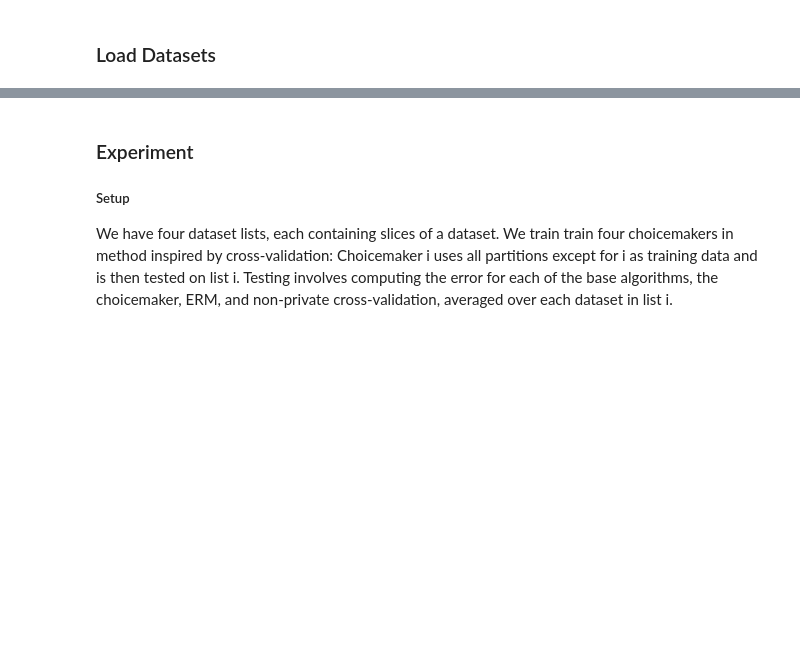
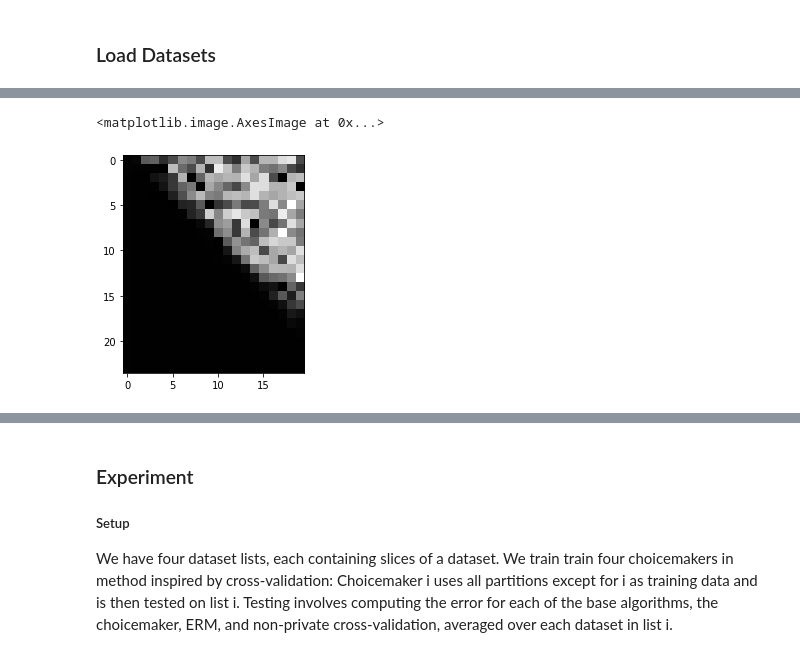
Before and after one commit to jimola/S18_Research, a Jupyter notebook: Python/LogRegChoice.ipynb, the cells around one changed output, grey strips where cells are left out. Drawn from its saved outputs; the diff is of its cells as text; code cells hidden in the pictures; blank space fills up the shorter version.

```diff
--- a/Python/LogRegChoice.ipynb
+++ b/Python/LogRegChoice.ipynb
@@ -210,0 +188,11 @@ clf.fit(X, y)
+# %%
+dd = default_data[-1]
+default_perfs = []
+for e in np.exp(range (1, 25)):
+    dd.epsilon = e
+    default_perfs.append([ DPAlg(C, default_norm).error(dd) for C in np.exp(range(0, 20))])
+# %%
+plt.imshow( default_perfs, cmap='Greys')
+# %% [output]
+<matplotlib.image.AxesImage at 0x...>
+[figure, added]
```
Also changed, not shown: parts of 29 cells of this notebook.
